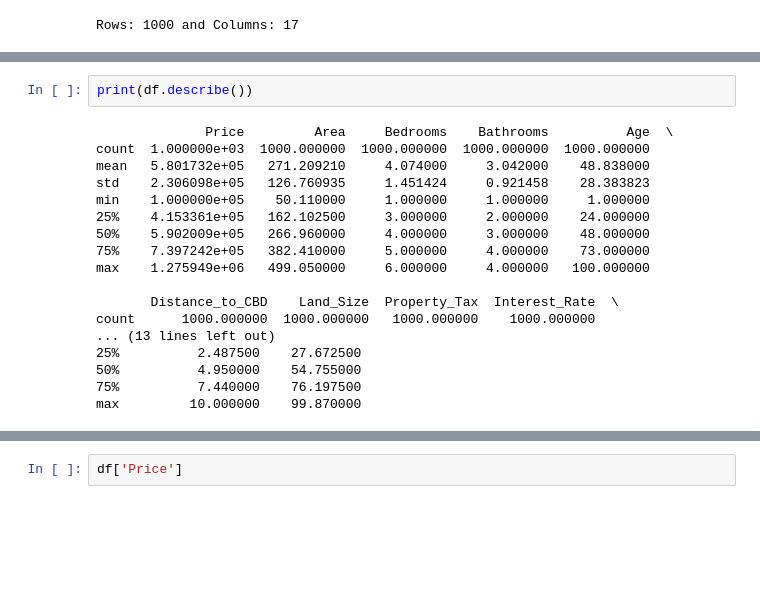
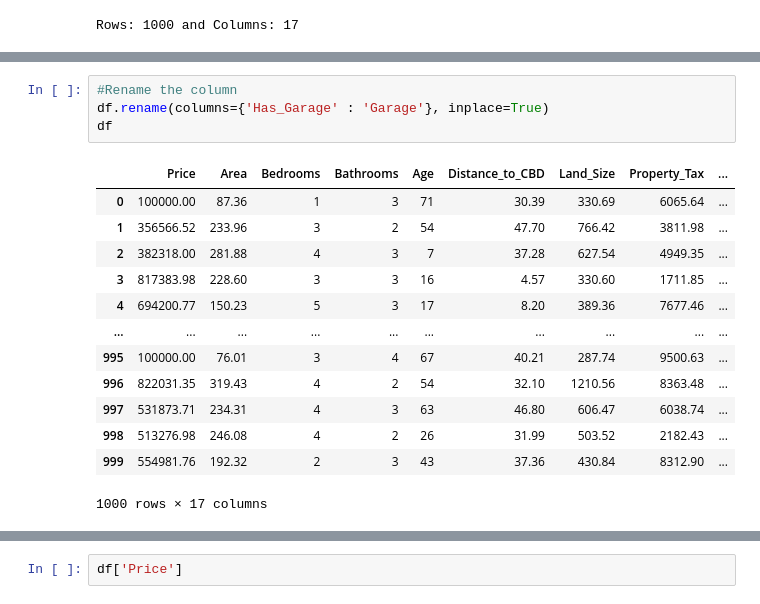
Before and after one commit to ErDipeshPaudel/Housing_Market_of_Australis_Data_Analysis, a Jupyter notebook: housing_market_analysis.ipynb, the cells around one changed output, grey strips where cells are left out. Saved outputs shown, nothing was run; the diff lists cells and outputs as text; blank space fills up the shorter version.

```diff
--- a/housing_market_analysis.ipynb
+++ b/housing_market_analysis.ipynb
@@ -59,23 +74,21 @@ df.describe()
 | 50% | 5.902009e+05 | 266.960000 | 4.000000 | 3.000000 | 48.000000 | 25.740000 | 588.975000 | 5430.865000 | ... |
 | 75% | 7.397242e+05 | 382.410000 | 5.000000 | 4.000000 | 73.000000 | 38.242500 | 953.962500 | 7853.887500 | ... |
 | max | 1.275949e+06 | 499.050000 | 6.000000 | 4.000000 | 100.000000 | 49.910000 | 1881.110000 | 9994.040000 | ... |
-# %%
-print(df.describe())
-# %% [output]
-              Price         Area     Bedrooms    Bathrooms          Age  \
-count  1.000000e+03  1000.000000  1000.000000  1000.000000  1000.000000
-mean   5.801732e+05   271.209210     4.074000     3.042000    48.838000
-std    2.306098e+05   126.760935     1.451424     0.921458    28.383823
-min    1.000000e+05    50.110000     1.000000     1.000000     1.000000
-25%    4.153361e+05   162.102500     3.000000     2.000000    24.000000
-50%    5.902009e+05   266.960000     4.000000     3.000000    48.000000
-75%    7.397242e+05   382.410000     5.000000     4.000000    73.000000
-max    1.275949e+06   499.050000     6.000000     4.000000   100.000000
-
-       Distance_to_CBD    Land_Size  Property_Tax  Interest_Rate  \
-count      1000.000000  1000.000000   1000.000000    1000.000000
-... (13 lines left out)
-25%          2.487500    27.672500
-50%          4.950000    54.755000
-75%          7.440000    76.197500
-max         10.000000    99.870000
+# %%
+#Rename the column
+df.rename(columns={'Has_Garage' : 'Garage'}, inplace=True)
+df
+# %% [output]
+|  | Price | Area | Bedrooms | Bathrooms | Age | Distance_to_CBD | Land_Size | Property_Tax | ... |
+| 0 | 100000.00 | 87.36 | 1 | 3 | 71 | 30.39 | 330.69 | 6065.64 | ... |
+| 1 | 356566.52 | 233.96 | 3 | 2 | 54 | 47.70 | 766.42 | 3811.98 | ... |
+| 2 | 382318.00 | 281.88 | 4 | 3 | 7 | 37.28 | 627.54 | 4949.35 | ... |
+| 3 | 817383.98 | 228.60 | 3 | 3 | 16 | 4.57 | 330.60 | 1711.85 | ... |
+| 4 | 694200.77 | 150.23 | 5 | 3 | 17 | 8.20 | 389.36 | 7677.46 | ... |
+| ... | ... | ... | ... | ... | ... | ... | ... | ... | ... |
+| 995 | 100000.00 | 76.01 | 3 | 4 | 67 | 40.21 | 287.74 | 9500.63 | ... |
+| 996 | 822031.35 | 319.43 | 4 | 2 | 54 | 32.10 | 1210.56 | 8363.48 | ... |
+| 997 | 531873.71 | 234.31 | 4 | 3 | 63 | 46.80 | 606.47 | 6038.74 | ... |
+| 998 | 513276.98 | 246.08 | 4 | 2 | 26 | 31.99 | 503.52 | 2182.43 | ... |
+| 999 | 554981.76 | 192.32 | 2 | 3 | 43 | 37.36 | 430.84 | 8312.90 | ... |
+1000 rows × 17 columns
```
Also changed, not shown: parts of 18 cells of this notebook, 1 other file.
